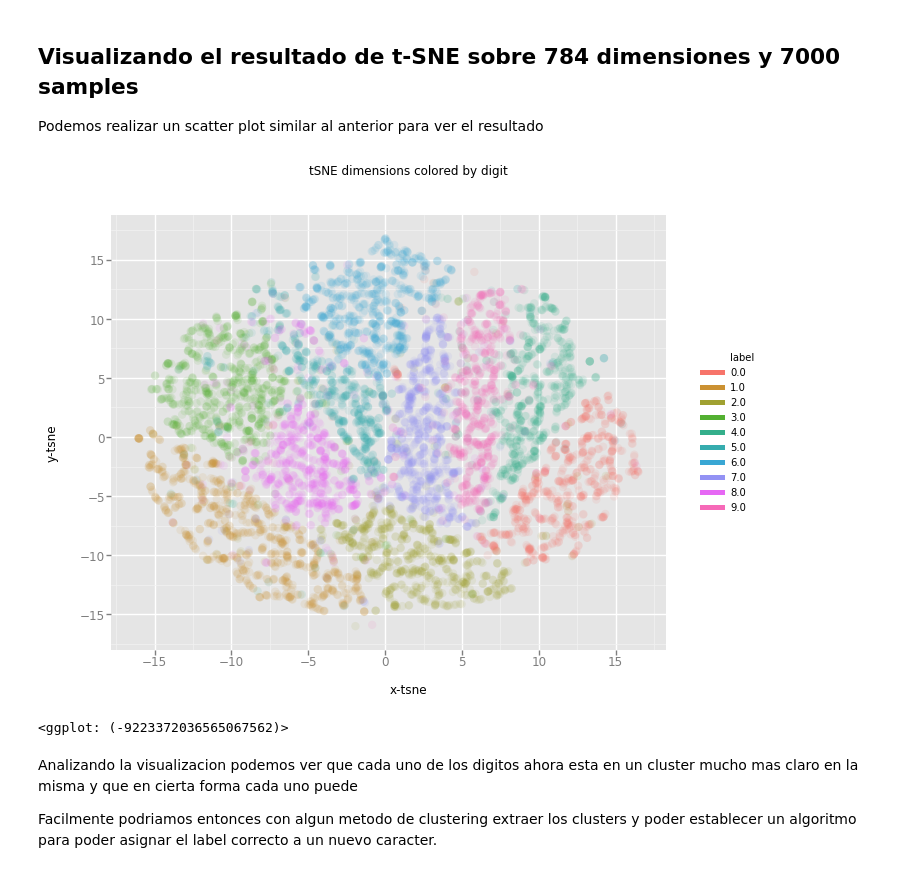
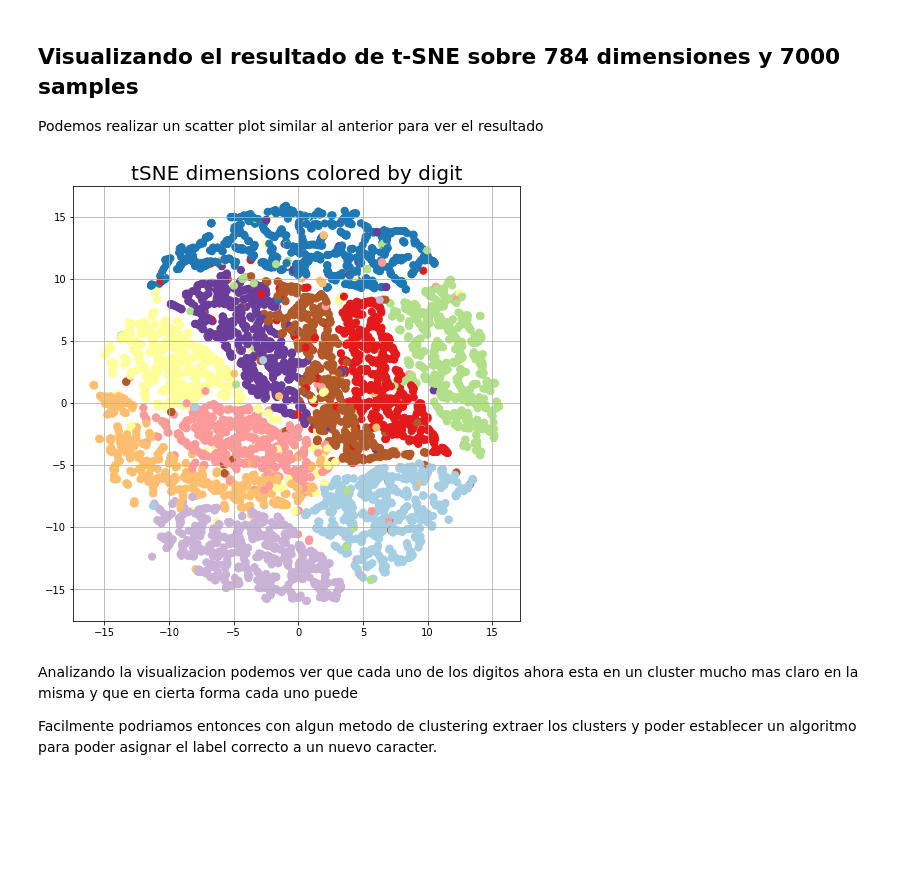
Before and after one commit to idontdomath/datos-dimensionality-reduction, a Jupyter notebook: 05-tsne-mnist.ipynb, the cells around one changed output. Drawn from its saved outputs; the diff is of its cells as text; code cells hidden in the pictures; blank space fills up the shorter version.

```diff
--- a/05-tsne-mnist.ipynb
+++ b/05-tsne-mnist.ipynb
@@ -168,18 +181,25 @@ t-SNE done! Time elapsed: 108.22441601753235 seconds
 ## Visualizando el resultado de t-SNE sobre 784 dimensiones y 7000 samples
 
 Podemos realizar un scatter plot similar al anterior para ver el resultado
-# %%
-df_tsne = df.loc[rndperm[:n_sne],:].copy()
-df_tsne['x-tsne'] = tsne_results[:,0]
-df_tsne['y-tsne'] = tsne_results[:,1]
-
-chart = ggplot( df_tsne, aes(x='x-tsne', y='y-tsne', color='label') ) \
-        + geom_point(size=70,alpha=0.1) \
-        + ggtitle("tSNE dimensions colored by digit")
-chart
-# %% [output]
-[figure, removed]
-<ggplot: (-9223372036565067562)>
+# %%
+df_tsne = df.loc[rndperm[:n_sne],:].copy()
+df_tsne['x-tsne'] = tsne_results[:,0]
+df_tsne['y-tsne'] = tsne_results[:,1]
+
+fig = plt.figure(figsize = (8,8))
+ax = fig.add_subplot(1,1,1)
+ax.set_title('tSNE dimensions colored by digit', fontsize = 20)
+colors = plt.cm.rainbow(np.linspace(0, 1, 10))
+df_random_points = df.loc[rndperm[:3000]]
+
+ax.scatter(df_tsne['x-tsne']
+           , df_tsne['y-tsne']
+           , c = df_tsne['label']
+           , cmap = plt.get_cmap('Paired')
+           , s = 50)
+ax.grid()
+# %% [output]
+[figure, added]
 # %% [markdown]
 Analizando la visualizacion podemos ver que cada uno de los digitos ahora esta en un cluster mucho mas claro en la misma y que en cierta forma cada uno puede
 
```
Also changed, not shown: parts of 14 cells of this notebook.
